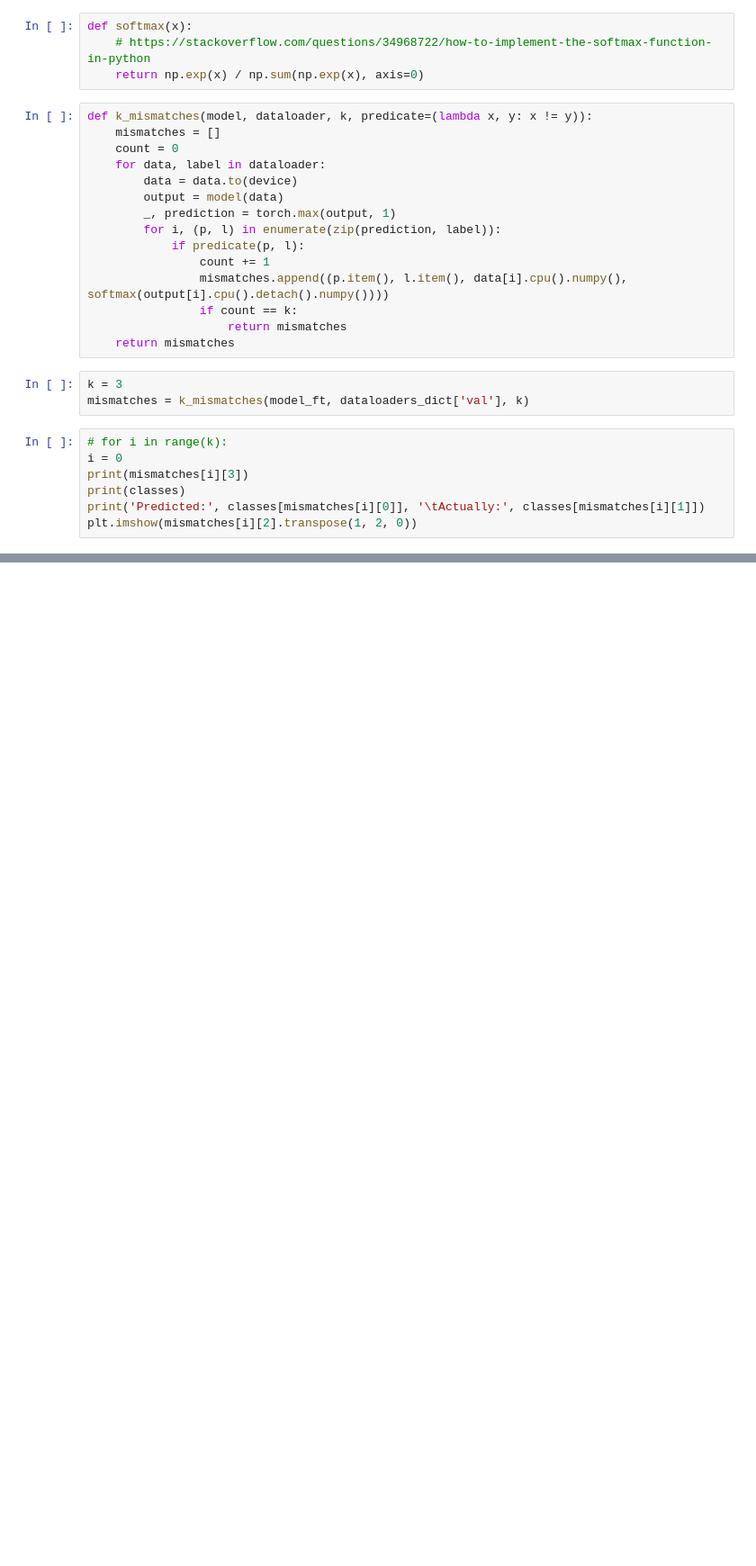
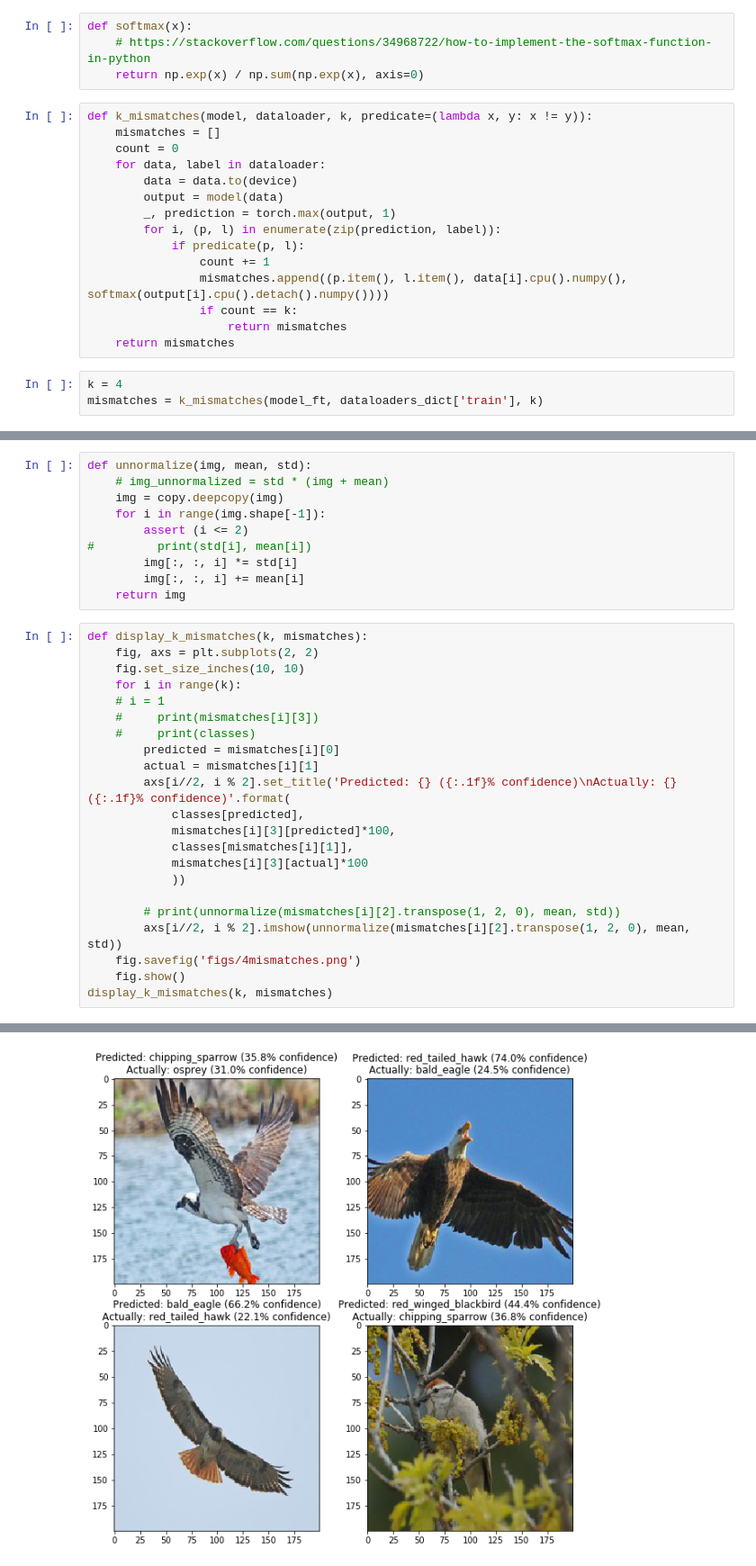
Before and after one commit to JackRNash/Bird-Recognizer-and-Distinguiser, a Jupyter notebook: models/finetuned/experimentation.ipynb, the cells around one changed output, grey strips where cells are left out. Shown at 90% size. Saved outputs shown, nothing was run; the diff lists cells and outputs as text; blank space fills up the shorter version.

```diff
--- a/models/finetuned/experimentation.ipynb
+++ b/models/finetuned/experimentation.ipynb
@@ -415,12 +465,5 @@ def k_mismatches(model, dataloader, k, predicate=(lambda x, y: x != y)):
                     return mismatches
     return mismatches
 # %%
-k = 3
-mismatches = k_mismatches(model_ft, dataloaders_dict['val'], k)
+k = 4
+mismatches = k_mismatches(model_ft, dataloaders_dict['train'], k)
-# %%
-# for i in range(k):
-i = 0
-print(mismatches[i][3])
-print(classes)
-print('Predicted:', classes[mismatches[i][0]], '\tActually:', classes[mismatches[i][1]])
-plt.imshow(mismatches[i][2].transpose(1, 2, 0))
@@ -434,0 +470,33 @@ Predicted: blue_jay     Actually: belted_kingfisher
+# %%
+def unnormalize(img, mean, std):
+    # img_unnormalized = std * (img + mean)
+    img = copy.deepcopy(img)
+    for i in range(img.shape[-1]):
+        assert (i <= 2)
+#         print(std[i], mean[i])
+        img[:, :, i] *= std[i]
+        img[:, :, i] += mean[i]
+    return img
+# %%
+def display_k_mismatches(k, mismatches):
+    fig, axs = plt.subplots(2, 2)
+    fig.set_size_inches(10, 10)
+    for i in range(k):
+    # i = 1
+    #     print(mismatches[i][3])
+    #     print(classes)
+        predicted = mismatches[i][0]
+        actual = mismatches[i][1]
+        axs[i//2, i % 2].set_title('Predicted: {} ({:.1f}% confidence)\nActually: {} ({:.1f}% confidence)'.format(
+            classes[predicted],
+            mismatches[i][3][predicted]*100,
+            classes[mismatches[i][1]],
+            mismatches[i][3][actual]*100
+            ))
+
+        # print(unnormalize(mismatches[i][2].transpose(1, 2, 0), mean, std))
+        axs[i//2, i % 2].imshow(unnormalize(mismatches[i][2].transpose(1, 2, 0), mean, std))
+    fig.savefig('figs/4mismatches.png')
+    fig.show()
+display_k_mismatches(k, mismatches)
+# %% [output]
@@ -434,0 +506 @@ Predicted: blue_jay     Actually: belted_kingfisher
+[figure, added]
```
Also changed, not shown: parts of 13 cells of this notebook, 8 other files.
